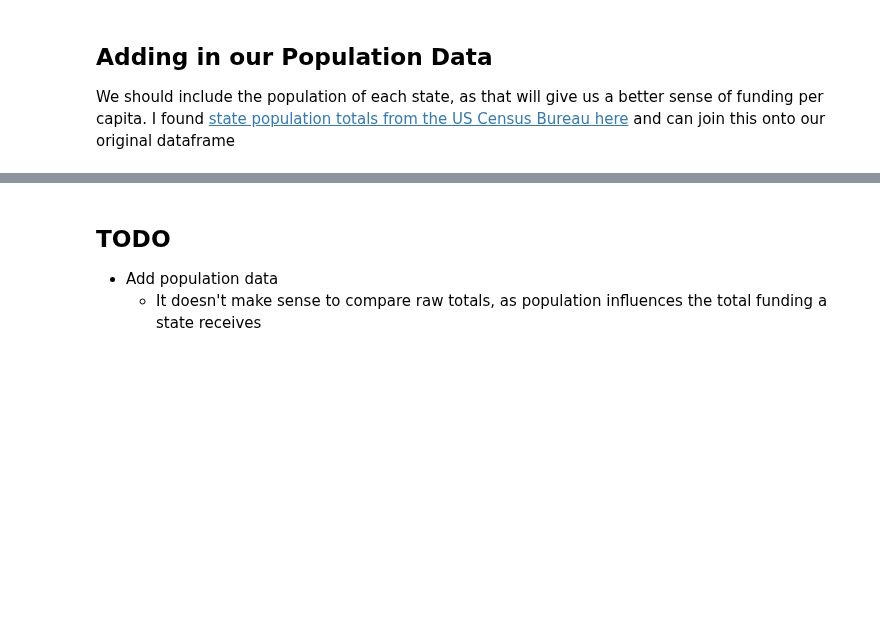
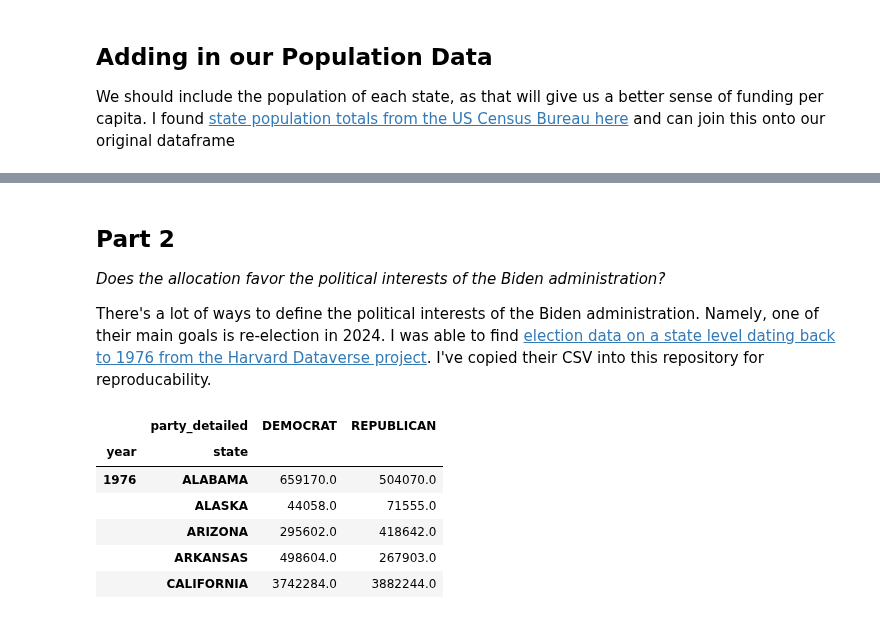
Before and after one commit to andrewbowen19/storiesDATA608, a Jupyter notebook: story1.ipynb, the cells around one changed output, grey strips where cells are left out. Saved outputs shown, nothing was run; the diff lists cells and outputs as text; code cells hidden in the pictures; blank space fills up the shorter version.

```diff
--- a/story1.ipynb
+++ b/story1.ipynb
@@ -140,6 +135,23 @@ fig.update_layout(margin={"r":0,"t":0,"l":0,"b":0})
 
 fig.show()
 # %% [markdown]
-## TODO
-- Add population data
-    - It doesn't make sense to compare raw totals, as population influences the total funding a state receives
+## Part 2
+*Does the allocation favor the political interests of the Biden administration?*
+
+There's a lot of ways to define the political interests of the Biden administration. Namely, one of their main goals is re-election in 2024. I was able to find [election data on a state level dating back to 1976 from the Harvard Dataverse project](https://dataverse.harvard.edu/dataset.xhtml?persistentId=doi:10.7910/DVN/42MVDX). I've copied their CSV into this repository for reproducability.
+# %%
+# Read in presidential election data from 2020
+election = pd.read_csv("./data/1976-2020-president.csv")
+# Formatting our data so it's on a year-state level
+election = election.loc[(election["party_detailed"] == "DEMOCRAT") | (election["party_detailed"] == "REPUBLICAN")]
+
+election = election.pivot_table(values="candidatevotes", index=["year", "state"], columns="party_detailed")
+election.head()
+# %% [output]
+|  | party_detailed | DEMOCRAT | REPUBLICAN |
+| year | state |  |  |
+| 1976 | ALABAMA | 659170.0 | 504070.0 |
+|  | ALASKA | 44058.0 | 71555.0 |
+|  | ARIZONA | 295602.0 | 418642.0 |
+|  | ARKANSAS | 498604.0 | 267903.0 |
+|  | CALIFORNIA | 3742284.0 | 3882244.0 |
```
Also changed, not shown: parts of 7 cells of this notebook, 10 other files.
